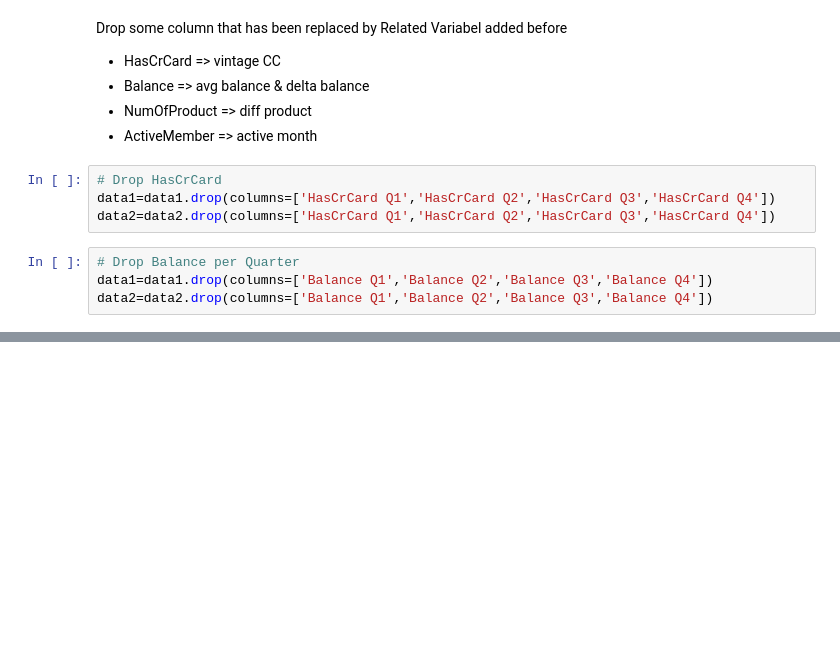
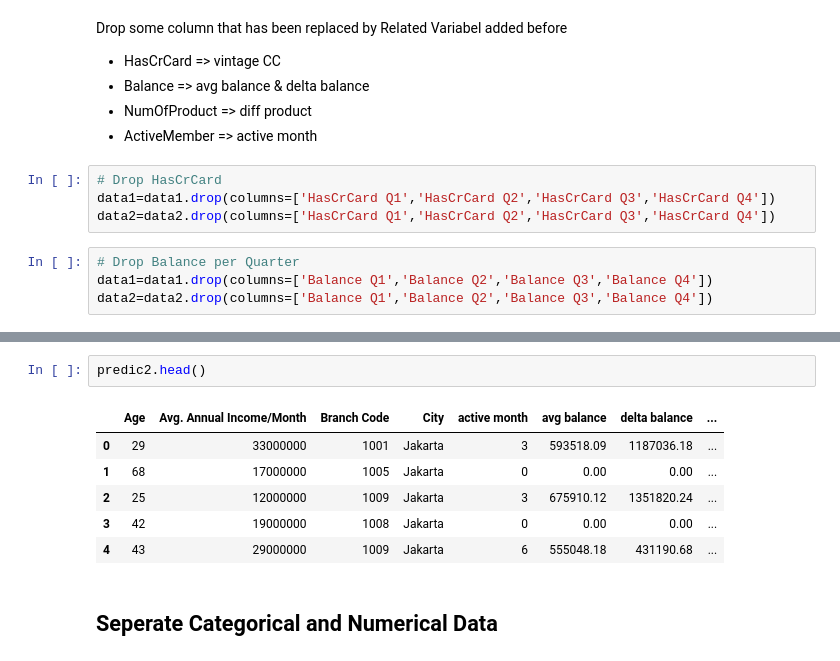
Before and after one commit to enthokz/Prediction-Model-Exercise, a Jupyter notebook: Prediction_Model_Exercise.ipynb, the cells around one changed output, grey strips where cells are left out. Drawn from its saved outputs; the diff is of its cells as text; blank space fills up the shorter version.

```diff
--- a/Prediction_Model_Exercise.ipynb
+++ b/Prediction_Model_Exercise.ipynb
@@ -355,0 +381,11 @@ data2=data2.drop(columns=['Balance Q1','Balance Q2','Balance Q3','Balance Q4'])
+# %%
+predic2.head()
+# %% [output]
+|  | Age | Avg. Annual Income/Month | Branch Code | City | active month | avg balance | delta balance | ... |
+| 0 | 29 | 33000000 | 1001 | Jakarta | 3 | 593518.09 | 1187036.18 | ... |
+| 1 | 68 | 17000000 | 1005 | Jakarta | 0 | 0.00 | 0.00 | ... |
+| 2 | 25 | 12000000 | 1009 | Jakarta | 3 | 675910.12 | 1351820.24 | ... |
+| 3 | 42 | 19000000 | 1008 | Jakarta | 0 | 0.00 | 0.00 | ... |
+| 4 | 43 | 29000000 | 1009 | Jakarta | 6 | 555048.18 | 431190.68 | ... |
+# %% [markdown]
+## Seperate Categorical and Numerical Data
```
Also changed, not shown: parts of 69 cells of this notebook.
